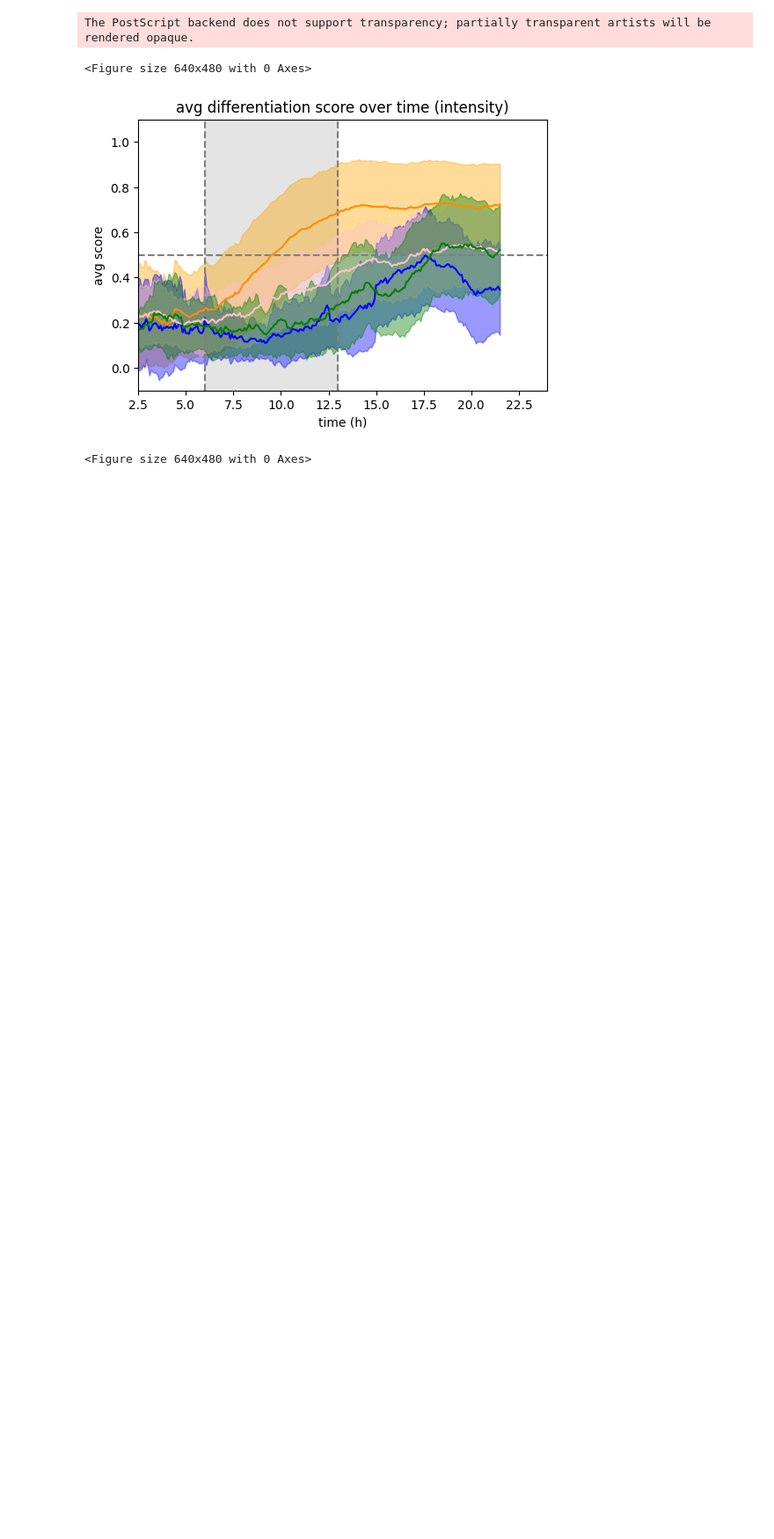
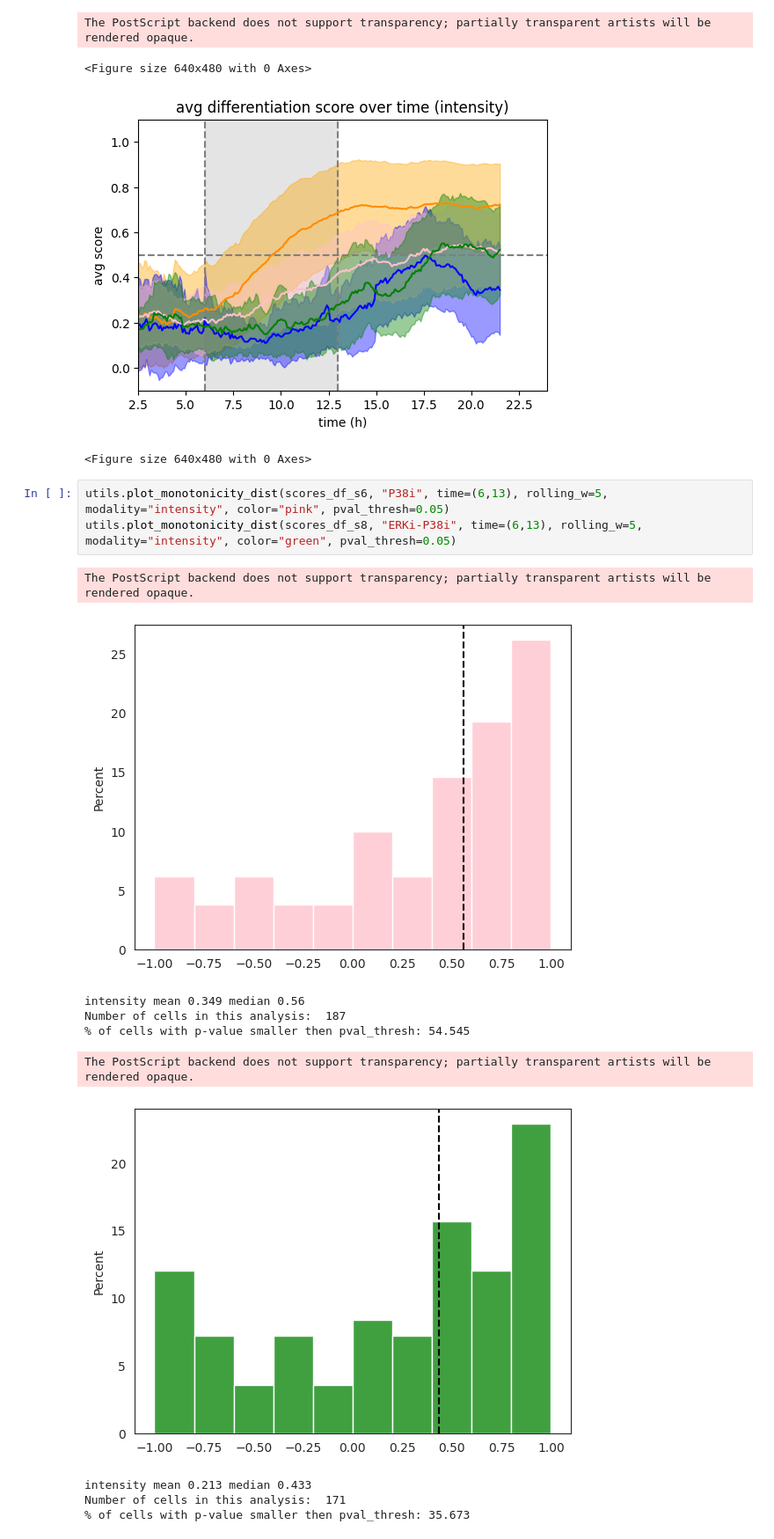
Before and after one commit to zaritskylab/muscle-formation-prediction, a Jupyter notebook: analysis/notebooks/figure_5.ipynb, the cells around one changed output. Shown at 88% size. Saved outputs shown, nothing was run; the diff lists cells and outputs as text; blank space fills up the shorter version.

```diff
--- a/analysis/notebooks/figure_5.ipynb
+++ b/analysis/notebooks/figure_5.ipynb
@@ -75,3 +89,17 @@ The PostScript backend does not support transparency; partially transparent arti
 <Figure size 640x480 with 0 Axes>
 [figure]
 <Figure size 640x480 with 0 Axes>
+# %%
+utils.plot_monotonicity_dist(scores_df_s6, "P38i", time=(6,13), rolling_w=5, modality="intensity", color="pink", pval_thresh=0.05)
+utils.plot_monotonicity_dist(scores_df_s8, "ERKi-P38i", time=(6,13), rolling_w=5, modality="intensity", color="green", pval_thresh=0.05)
+# %% [output]
+The PostScript backend does not support transparency; partially transparent artists will be rendered opaque.
+[figure, added]
+intensity mean 0.349 median 0.56
+Number of cells in this analysis:  187
+% of cells with p-value smaller then pval_thresh: 54.545
+The PostScript backend does not support transparency; partially transparent artists will be rendered opaque.
+[figure, added]
+intensity mean 0.213 median 0.433
+Number of cells in this analysis:  171
+% of cells with p-value smaller then pval_thresh: 35.673
```
Also changed, not shown: parts of 1 cell of this notebook, 1 other file.
